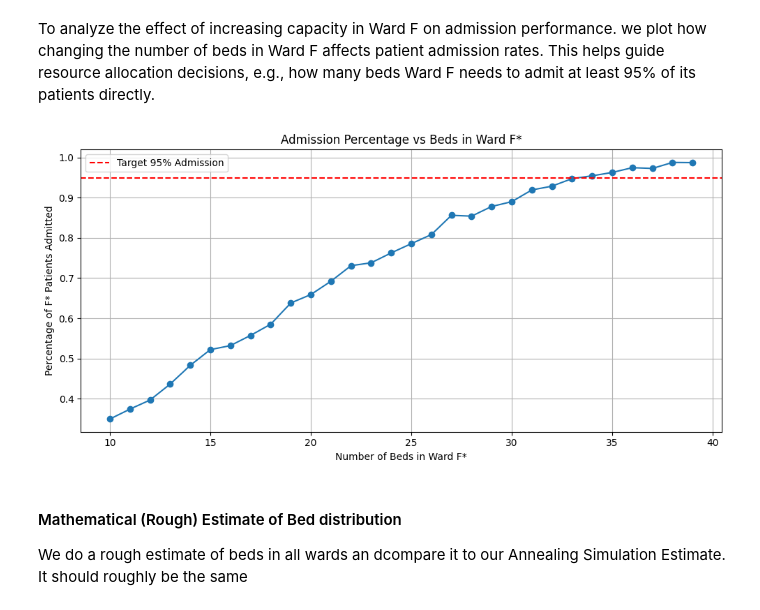
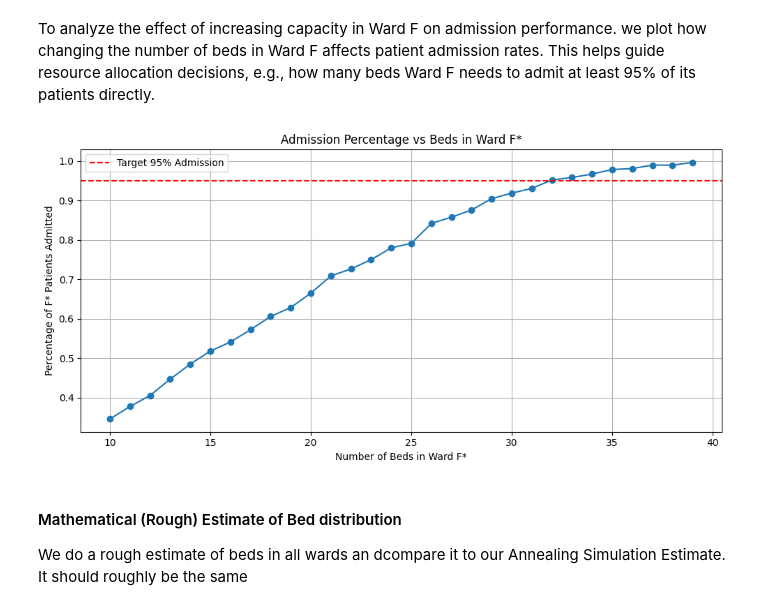
Before and after one commit to manufer20/stochastic-simulation, a Jupyter notebook: project 2/OLD_Jawhara_project_2_version_2.ipynb, the cells around one changed output. Cells and saved outputs as stored; diff of their text form; code cells hidden in the pictures.

```diff
--- a/project 2/OLD_Jawhara_project_2_version_2.ipynb
+++ b/project 2/OLD_Jawhara_project_2_version_2.ipynb
@@ -499,7 +499,7 @@ def initialize_events(days=365):
     event_list = []
     np.random.seed(0)
     for ptype in WARDS:
-        num_arrivals = int(arrival_rates[ptype] * days * 1.2)
+        num_arrivals = int(arrival_rates[ptype] * days)
         interarrival_times = np.random.exponential(1 / arrival_rates[ptype], num_arrivals)
         arrivals = np.cumsum(interarrival_times)
         for t in arrivals:
@@ -569,34 +569,34 @@ def simulate_hospital_flow(initial_beds, days=365):
 
 # --- Run over different allocations to F ---
 results = []
 total_beds = 165
 for f_beds in range(10, 40):
     other_beds = total_beds - f_beds
     share = other_beds / 5
     initial_beds = {'A': int(share), 'B': int(share), 'C': int(share), 'D': int(share), 'E': total_beds - f_beds - 4*int(share), 'F': f_beds}
     pt, pa, pr, pl, pen, block = simulate_hospital_flow(initial_beds)
     admitted_pct = pa['F'] / pt['F'] if pt['F'] > 0 else 0
     results.append((f_beds, pt['F'], pa['F'], pr['F'], pl['F'], round(admitted_pct, 4)))
 
 results
 
 # Extract data for plotting
 f_beds_vals = [r[0] for r in results]
 admit_pct = [r[-1] for r in results]
 
 # Plot admission percentage vs number of F beds
 plt.figure(figsize=(10, 5))
 plt.plot(f_beds_vals, admit_pct, marker='o', linestyle='-')
 plt.axhline(0.95, color='red', linestyle='--', label='Target 95% Admission')
 plt.xlabel('Number of Beds in Ward F*')
 plt.ylabel('Percentage of F* Patients Admitted')
 plt.title('Admission Percentage vs Beds in Ward F*')
 plt.grid(True)
 plt.legend()
 plt.tight_layout()
 plt.show()
 # %% [output]
-[figure, old version]
+[figure, new version]
 # %% [markdown]
 #### Mathematical (Rough) Estimate of Bed distribution
 We do a rough estimate of beds in all wards an dcompare it to our Annealing Simulation Estimate. It should roughly be the same
```
Also changed, not shown: parts of 2 cells of this notebook, 2 other files.
